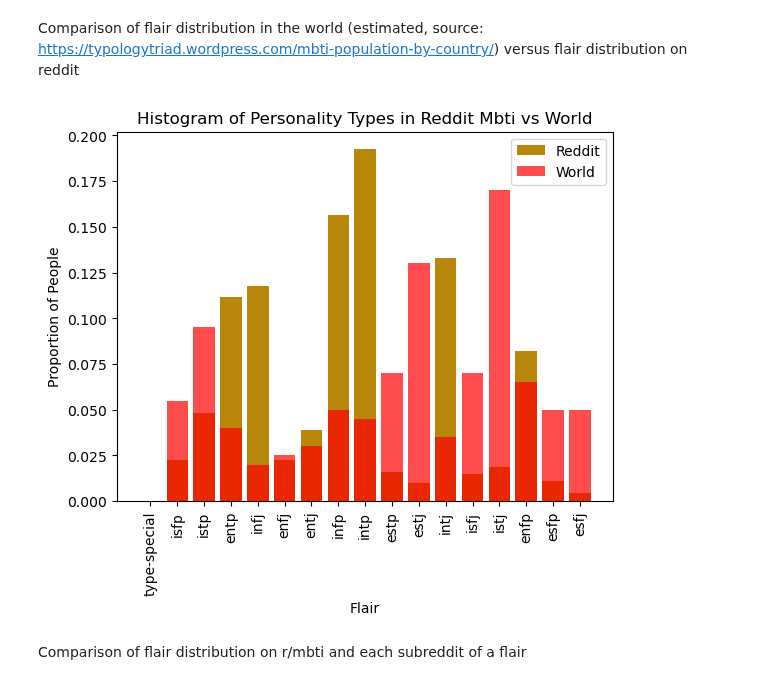
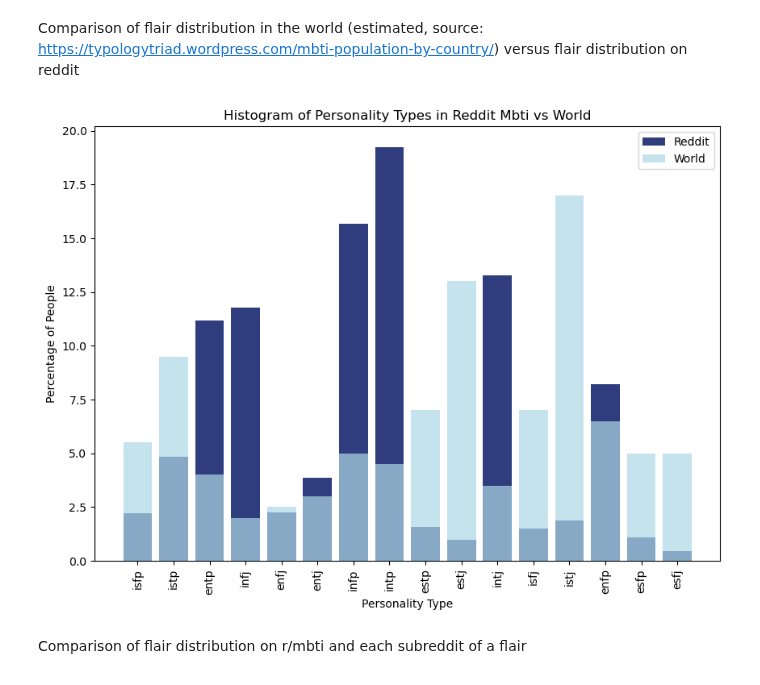
Before and after one commit to luchsonice/MBTI, a Jupyter notebook: 3_Stats.ipynb, the cells around one changed output. Cells and saved outputs as stored; diff of their text form; code cells hidden in the pictures.

Commit message:
stats update plot

```diff
--- a/3_Stats.ipynb
+++ b/3_Stats.ipynb
@@ -174,25 +174,28 @@ Comparison of flair distribution in the world (estimated, source: https://typolo
 # %%
 # Get number of counts for each flair
 flairs = [G.nodes[node]['flair'] for node in G.nodes()]
 flairs_counter = Counter(flairs)
+del flairs_counter['type-special']
 flairs = [flairs_counter[x] for x in flairs_counter.keys()]
 flairs /= np.sum(flairs)
+flairs = [x*100 for x in flairs]
 
-world_flairs = [0,0.055,0.095,0.04,0.02,0.025,0.03,0.05,0.045,0.07,0.13,0.035,0.07,0.17,0.065,0.05,0.05]
+world_flairs = [0.055,0.095,0.04,0.02,0.025,0.03,0.05,0.045,0.07,0.13,0.035,0.07,0.17,0.065,0.05,0.05]
+world_flairs = [x*100 for x in world_flairs]
 
 # Plot
-plt.figure()
-plt.bar(np.arange(17)-0.4,flairs,color='darkgoldenrod',width=0.8,label='Reddit')
-plt.bar(np.arange(17)-0.4,world_flairs,color='red',width=0.8,alpha=0.7,label='World')
+plt.figure(figsize=(10,7))
+plt.bar(np.arange(16)-0.4,flairs,color='#2F3C7E',width=0.8,label='Reddit')
+plt.bar(np.arange(16)-0.4,world_flairs,color='#ADD8E6',width=0.8,alpha=0.7,label='World')
 plt.title('Histogram of Personality Types in Reddit Mbti vs World')
-plt.xticks(np.arange(17)-0.4,flairs_counter.keys(),rotation=90)
-plt.xlabel('Flair')
-plt.ylabel('Proportion of People')
+plt.xticks(np.arange(16)-0.4,flairs_counter.keys(),rotation=90)
+plt.xlabel('Personality Type')
+plt.ylabel('Percentage of People')
 plt.xticks(rotation=90)
 plt.legend()
 plt.show()
 # %% [output]
-[figure, old version]
+[figure, new version]
 # %% [markdown]
 Comparison of flair distribution on r/mbti and each subreddit of a flair
 # %%
```
Also changed, not shown: parts of 2 cells of this notebook.
